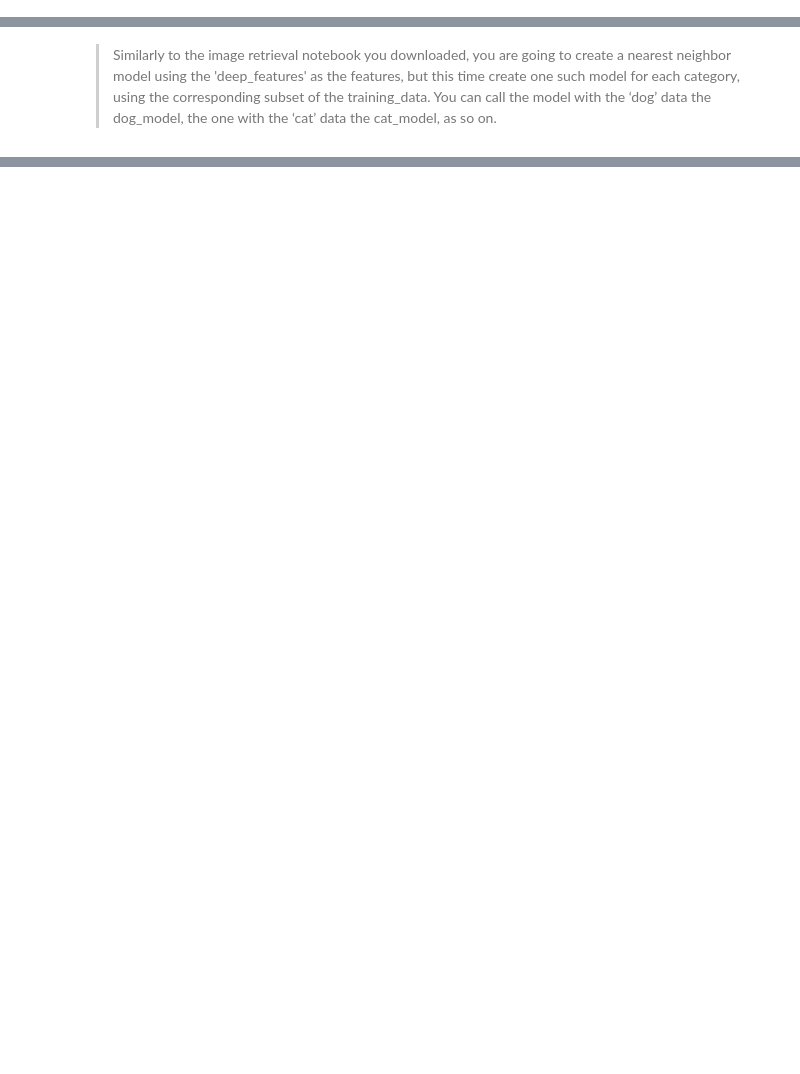
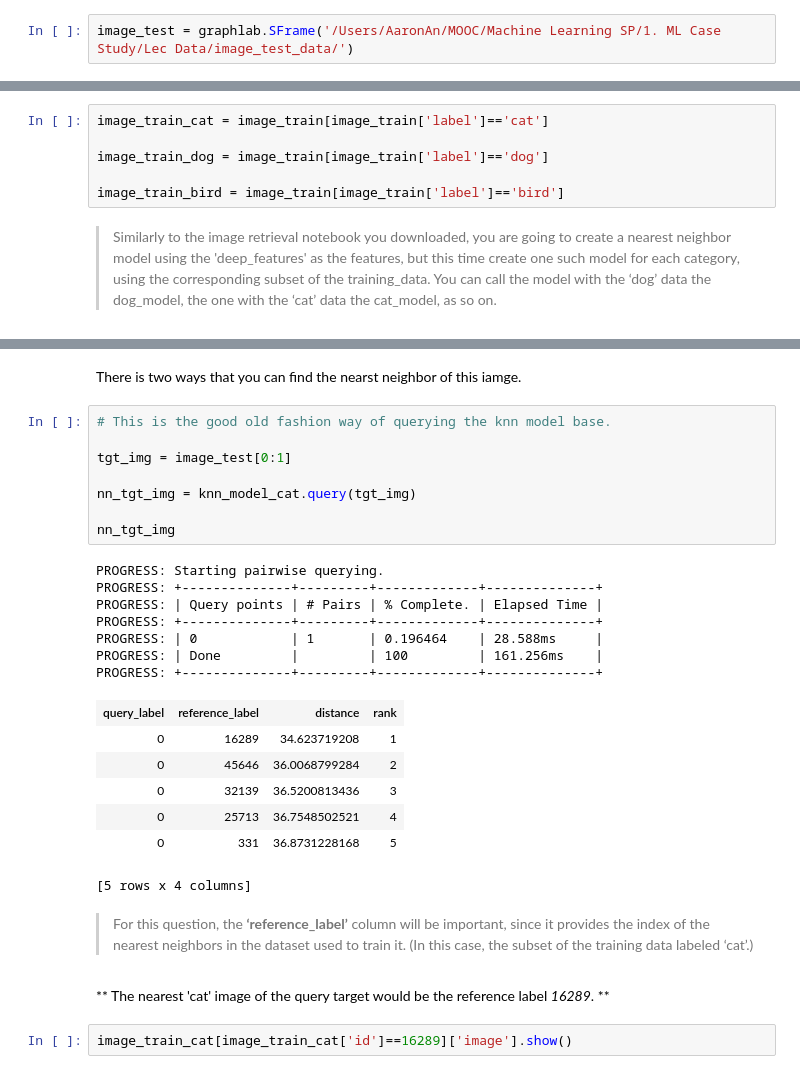
Before and after one commit to AaronRanAn/UW-Machine-Learning-Case-Study, a Jupyter notebook: Week 6/Deep Features for Image Retrieval.ipynb, the cells around one changed output, grey strips where cells are left out. Cells and saved outputs as stored; diff of their text form; blank space fills up the shorter version.

```diff
--- a/Week 6/Deep Features for Image Retrieval.ipynb
+++ b/Week 6/Deep Features for Image Retrieval.ipynb
@@ -20,6 +20,8 @@ image_train = graphlab.SFrame('/Users/AaronAn/MOOC/Machine Learning SP/1. ML Cas
 
 [INFO] Start server at: ipc:///tmp/graphlab_server-2845 - Server binary: /Users/AaronAn/.graphlab/anaconda/lib/python2.7/site-packages/graphlab/unity_server - Server log: /tmp/graphlab_server_14452125 ...
 [INFO] GraphLab Server Version: 1.6.1
+# %%
+image_test = graphlab.SFrame('/Users/AaronAn/MOOC/Machine Learning SP/1. ML Case Study/Lec Data/image_test_data/')
 # %% [markdown]
 #Computing deep features for our images
 
@@ -170,2 +207,8 @@ In most retrieval tasks, the data we have is unlabeled, thus we call these unsup
+# %%
+image_train_cat = image_train[image_train['label']=='cat']
+
+image_train_dog = image_train[image_train['label']=='dog']
+
+image_train_bird = image_train[image_train['label']=='bird']
 # %% [markdown]
 > Similarly to the image retrieval notebook you downloaded, you are going to create a nearest neighbor model using the 'deep_features' as the features, but this time create one such model for each category, using the corresponding subset of the training_data. You can call the model with the ‘dog’ data the dog_model, the one with the ‘cat’ data the cat_model, as so on.
@@ -175,0 +246,31 @@ Using these models, answer the following questions.
+# %% [markdown]
+There is two ways that you can find the nearst neighbor of this iamge.
+# %%
+# This is the good old fashion way of querying the knn model base.
+
+tgt_img = image_test[0:1]
+
+nn_tgt_img = knn_model_cat.query(tgt_img)
+
+nn_tgt_img
+# %% [output]
+PROGRESS: Starting pairwise querying.
+PROGRESS: +--------------+---------+-------------+--------------+
+PROGRESS: | Query points | # Pairs | % Complete. | Elapsed Time |
+PROGRESS: +--------------+---------+-------------+--------------+
+PROGRESS: | 0            | 1       | 0.196464    | 28.588ms     |
+PROGRESS: | Done         |         | 100         | 161.256ms    |
+PROGRESS: +--------------+---------+-------------+--------------+
+| query_label | reference_label | distance | rank |
+| 0 | 16289 | 34.623719208 | 1 |
+| 0 | 45646 | 36.0068799284 | 2 |
+| 0 | 32139 | 36.5200813436 | 3 |
+| 0 | 25713 | 36.7548502521 | 4 |
+| 0 | 331 | 36.8731228168 | 5 |
+[5 rows x 4 columns]
+# %% [markdown]
+> For this question, the **‘reference_label’** column will be important, since it provides the index of the nearest neighbors in the dataset used to train it. (In this case, the subset of the training data labeled ‘cat’.)
+# %% [markdown]
+** The nearest 'cat' image of the query target would be the reference label *16289*. **
+# %%
+image_train_cat[image_train_cat['id']==16289]['image'].show()
```
Also changed, not shown: parts of 48 cells of this notebook, 1 other file.
